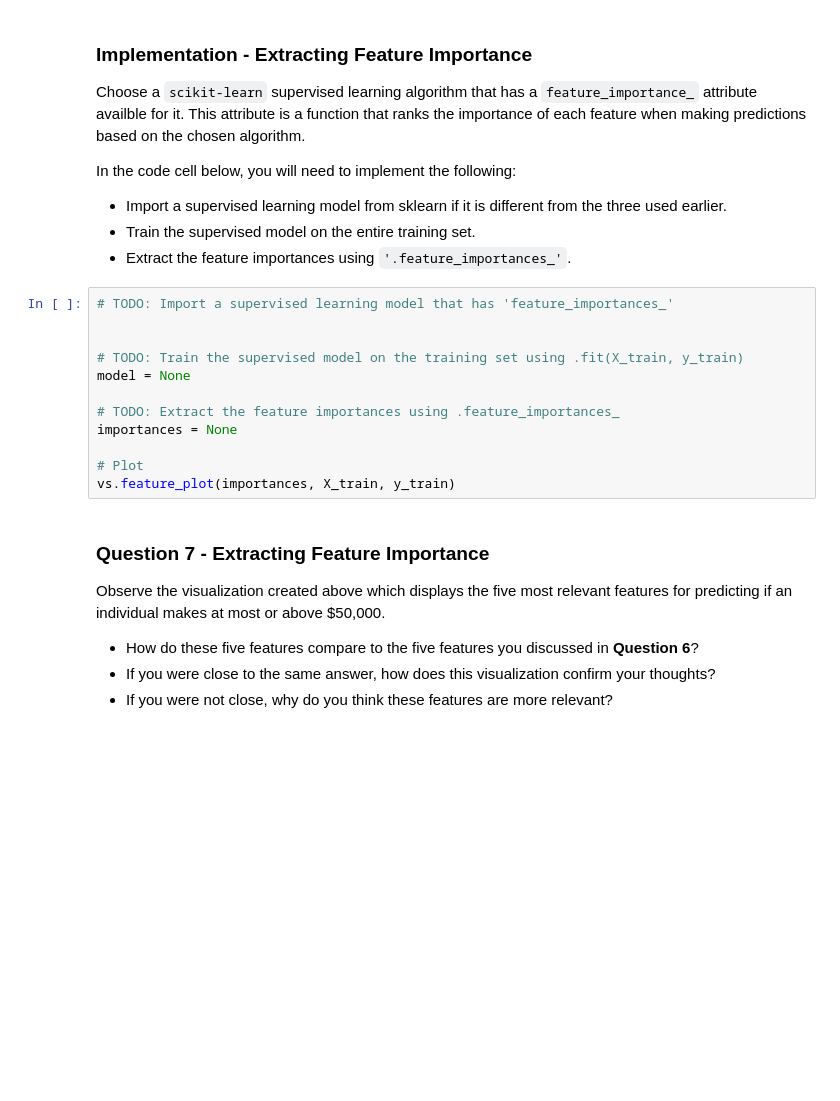
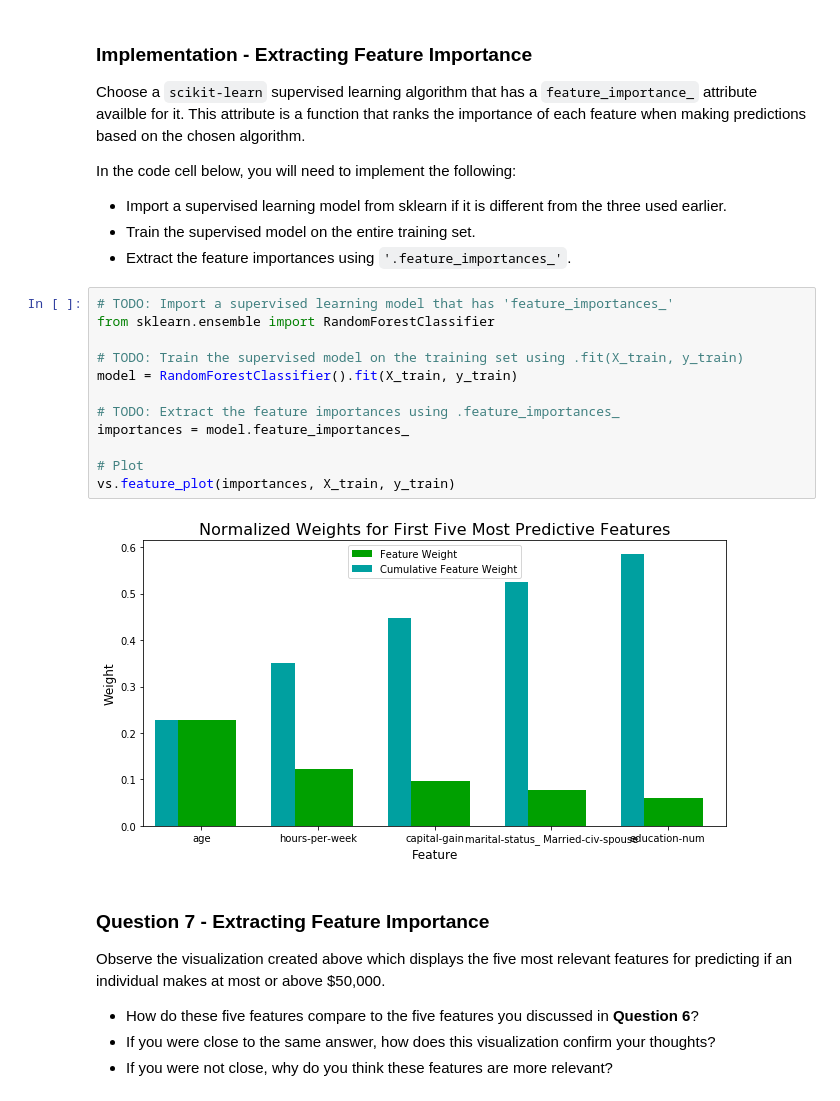
Before and after one commit to erickshimura/machine-learning, a Jupyter notebook: projects/finding_donors/finding_donors.ipynb, the cells around one changed output. Cells and saved outputs as stored; diff of their text form; blank space fills up the shorter version.

```diff
--- a/projects/finding_donors/finding_donors.ipynb
+++ b/projects/finding_donors/finding_donors.ipynb
@@ -506,16 +555,18 @@ In the code cell below, you will need to implement the following:
  - Extract the feature importances using `'.feature_importances_'`.
 # %%
 # TODO: Import a supervised learning model that has 'feature_importances_'
-
+from sklearn.ensemble import RandomForestClassifier
 
 # TODO: Train the supervised model on the training set using .fit(X_train, y_train)
-model = None
+model = RandomForestClassifier().fit(X_train, y_train)
 
 # TODO: Extract the feature importances using .feature_importances_
-importances = None
+importances = model.feature_importances_
 
 # Plot
 vs.feature_plot(importances, X_train, y_train)
+# %% [output]
+[figure, added]
 # %% [markdown]
 ### Question 7 - Extracting Feature Importance
 
```
Also changed, not shown: parts of 18 cells of this notebook, 1 other file.
